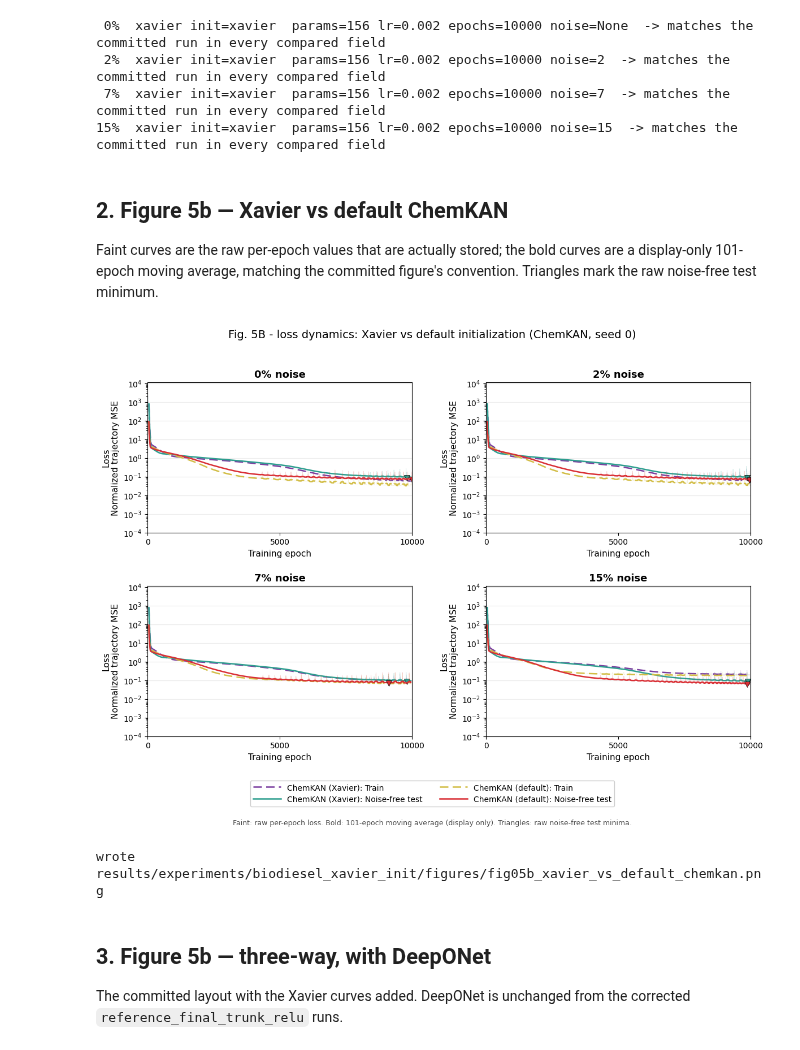
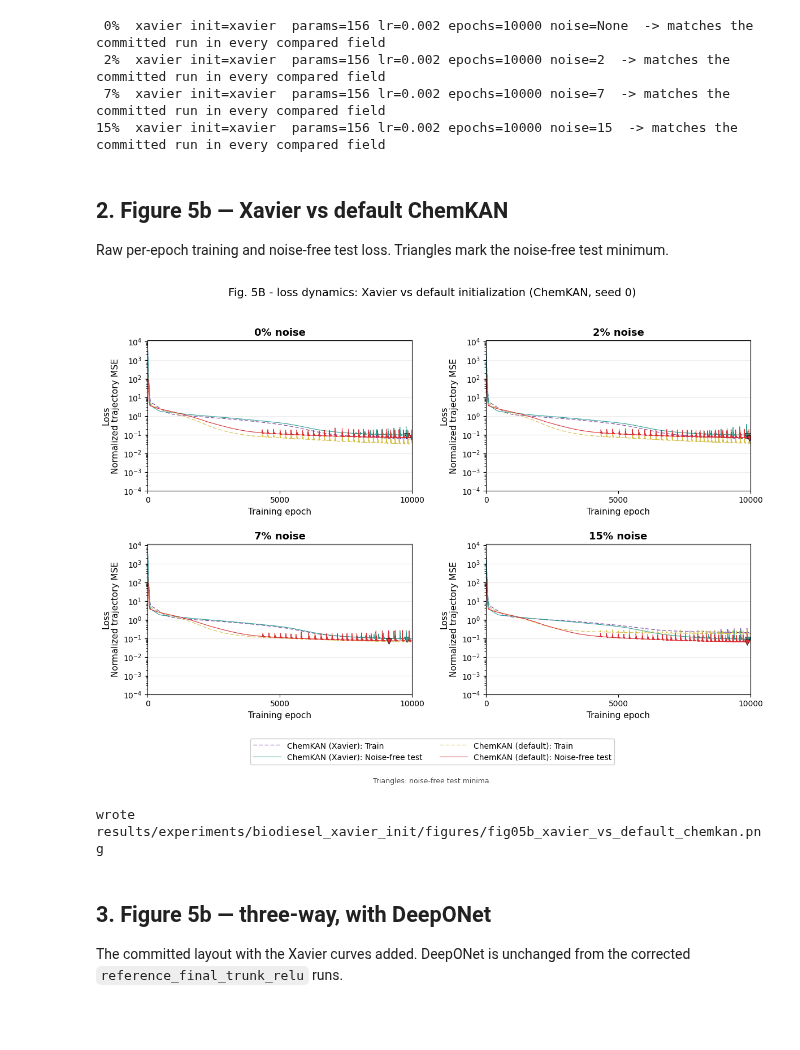
Before and after one commit to bnkglu/chemkan-tuwien, a Jupyter notebook: chemkan/notebooks/12_biodiesel_xavier_init.ipynb, the cells around one changed output. Cells and saved outputs as stored; diff of their text form; code cells hidden in the pictures; blank space fills up the shorter version.

```diff
--- a/chemkan/notebooks/12_biodiesel_xavier_init.ipynb
+++ b/chemkan/notebooks/12_biodiesel_xavier_init.ipynb
@@ -142,14 +142,9 @@ for pct in LEVELS:
 # %% [markdown]
 ## 2. Figure 5b — Xavier vs default ChemKAN
 
-Faint curves are the raw per-epoch values that are actually stored; the bold curves are a
-display-only 101-epoch moving average, matching the committed figure's convention.
-Triangles mark the raw noise-free test minimum.
+Raw per-epoch training and noise-free test loss. Triangles mark the noise-free test
+minimum.
 # %%
-K = 101
-smooth = lambda y: np.convolve(y, np.ones(K) / K, mode="valid")
-off = (K - 1) // 2
-
 def history(run_dir):
     r = list(csv.DictReader(open(run_dir / "history.csv")))
     return (np.array([float(x["epoch"]) for x in r]),
@@ -174,43 +169,40 @@ def loss_dynamics_figure(series, title, filename):
             late = e >= 0.8 * e.max()
             spans[(name, pct)] = (float(np.ptp(tr[late])), float(np.ptp(te[late])))
             for key, values in (("train", tr), ("test", te)):
-                c = COLORS[name][key]
-                ax.plot(e, values, color=c, ls=LINES[key], lw=0.6, alpha=0.20)
-                ax.plot(e[off:len(e) - off], smooth(values), color=c, ls=LINES[key],
-                        lw=1.8, label=f"{name}: {LABELS[key]}")
+                ax.plot(e, values, color=COLORS[name][key], ls=LINES[key], lw=0.8,
+                        label=f"{name}: {LABELS[key]}")
             i = int(np.argmin(te))
             ax.plot(e[i], te[i], "v", color=COLORS[name]["test"], ms=7, mec="k", mew=0.5)
         ax.set_yscale("log")
         ax.yaxis.set_major_locator(LogLocator(base=10, numticks=12))
         ax.yaxis.set_major_formatter(LogFormatterSciNotation(base=10, labelOnlyBase=True))
         ax.set_xlabel("Training epoch", fontsize=11)
         ax.set_ylabel("Loss\nNormalized trajectory MSE", fontsize=11)
         ax.set_xticks([0, 5000, 10000]); ax.set_xlim(0, 10000)
         ax.tick_params(axis="both", which="major", labelsize=10, labelleft=True)
         ax.set_title(f"{pct}% noise", fontsize=13, fontweight="bold")
         ax.grid(axis="y", which="major", alpha=0.25)
     axes[0, 0].set_ylim(bottom=1e-4)
     handles, labels = axes[0, 0].get_legend_handles_labels()
     fig.legend(handles, labels, ncol=len(series), loc="lower center",
                bbox_to_anchor=(0.5, 0.04), fontsize=10, handlelength=3.5,
                columnspacing=2.2, framealpha=1)
     fig.suptitle(title, fontsize=14, y=0.985)
-    fig.text(0.5, 0.012, f"Faint: raw per-epoch loss. Bold: {K}-epoch moving average "
-             "(display only). Triangles: raw noise-free test minima.",
+    fig.text(0.5, 0.012, "Triangles: noise-free test minima.",
              ha="center", fontsize=9, color="0.3")
     fig.tight_layout(rect=(0, 0.12, 1, 0.96), h_pad=2.0, w_pad=2.0)
     for ext in ("pdf", "png"):
         fig.savefig(FIGS / f"{filename}.{ext}", dpi=150, bbox_inches="tight")
     plt.show()
     return spans
 
 spans_ck = loss_dynamics_figure(
     {"ChemKAN (Xavier)": xavier_run, "ChemKAN (default)": default_run},
     "Fig. 5B - loss dynamics: Xavier vs default initialization (ChemKAN, seed 0)",
     "fig05b_xavier_vs_default_chemkan")
 print("wrote", (FIGS / 'fig05b_xavier_vs_default_chemkan.png').relative_to(ROOT))
 # %% [output]
-[figure, old version]
+[figure, new version]
 wrote results/experiments/biodiesel_xavier_init/figures/fig05b_xavier_vs_default_chemkan.png
 # %% [markdown]
 ## 3. Figure 5b — three-way, with DeepONet
```
Also changed, not shown: parts of 1 cell of this notebook, 45 other files.
